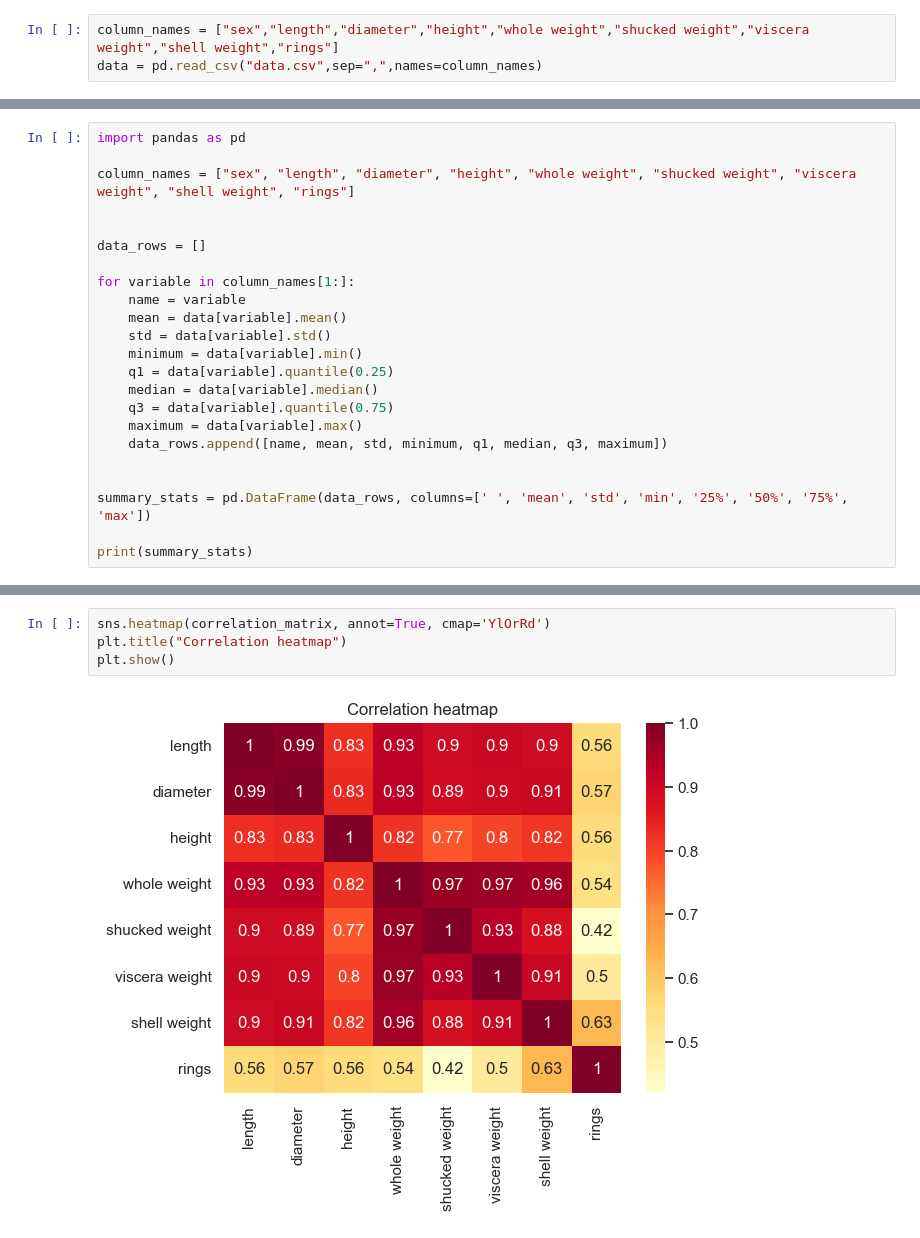
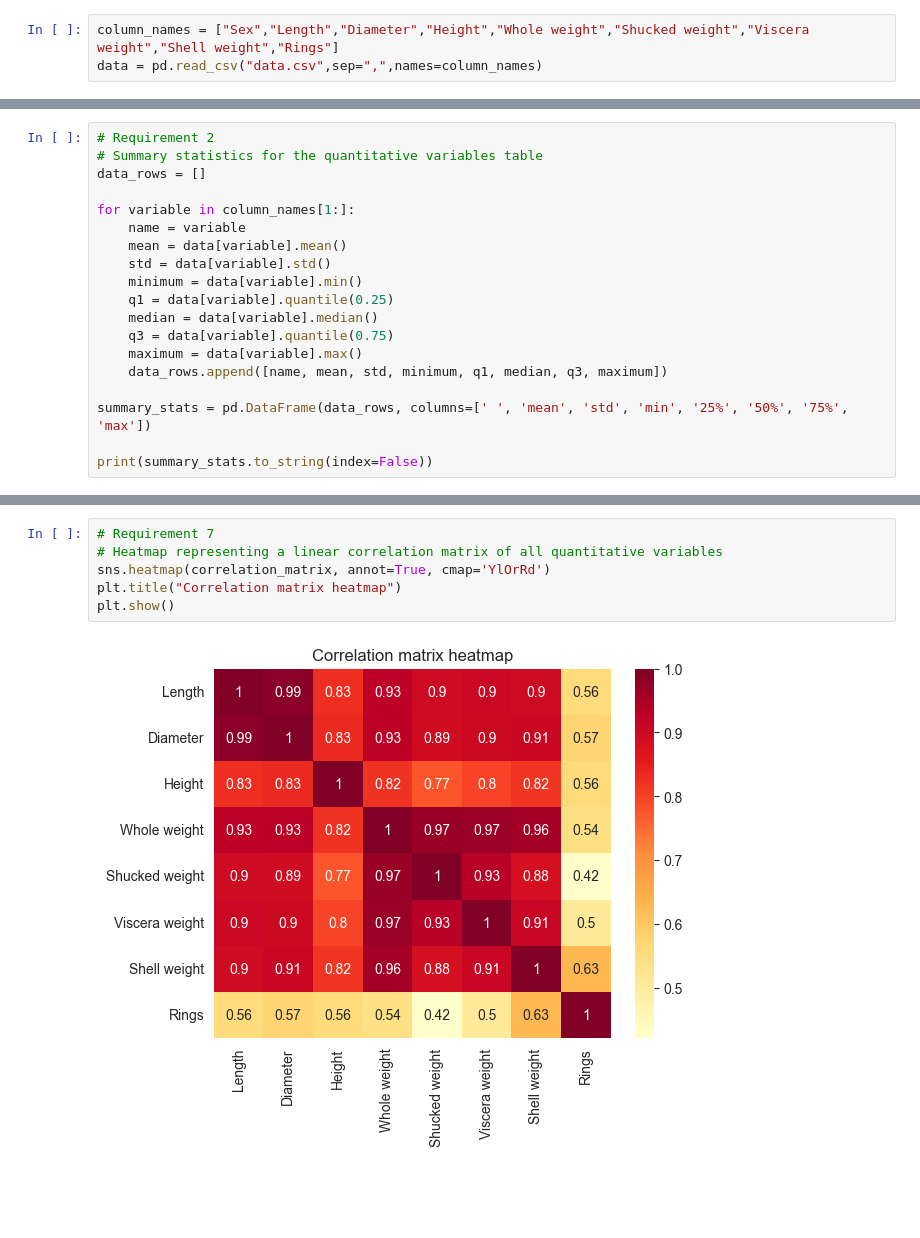
Before and after one commit to mikapikafika/python, a Jupyter notebook: zad1/main.ipynb, the cells around one changed output, grey strips where cells are left out. Drawn from its saved outputs; the diff is of its cells as text; blank space fills up the shorter version.

```diff
--- a/zad1/main.ipynb
+++ b/zad1/main.ipynb
@@ -4,6 +3,6 @@ import matplotlib.pyplot as plt
 import pandas as pd
 import seaborn as sns
 # %%
-column_names = ["sex","length","diameter","height","whole weight","shucked weight","viscera weight","shell weight","rings"]
+column_names = ["Sex","Length","Diameter","Height","Whole weight","Shucked weight","Viscera weight","Shell weight","Rings"]
 data = pd.read_csv("data.csv",sep=",",names=column_names)
 # %%
@@ -23,9 +29,6 @@ print(gender_quantity)
 # %%
-import pandas as pd
-
-column_names = ["sex", "length", "diameter", "height", "whole weight", "shucked weight", "viscera weight", "shell weight", "rings"]
-
-
+# Requirement 2
+# Summary statistics for the quantitative variables table
 data_rows = []
 
 for variable in column_names[1:]:
@@ -39,7 +42,6 @@ for variable in column_names[1:]:
     maximum = data[variable].max()
     data_rows.append([name, mean, std, minimum, q1, median, q3, maximum])
 
-
 summary_stats = pd.DataFrame(data_rows, columns=[' ', 'mean', 'std', 'min', '25%', '50%', '75%', 'max'])
 
-print(summary_stats)
+print(summary_stats.to_string(index=False))
@@ -94,6 +124,8 @@ display(correlation_matrix)
 # %%
+# Requirement 7
+# Heatmap representing a linear correlation matrix of all quantitative variables
 sns.heatmap(correlation_matrix, annot=True, cmap='YlOrRd')
-plt.title("Correlation heatmap")
+plt.title("Correlation matrix heatmap")
 plt.show()
 # %% [output]
-[figure, old version]
+[figure, new version]
```
Also changed, not shown: parts of 11 cells of this notebook.
